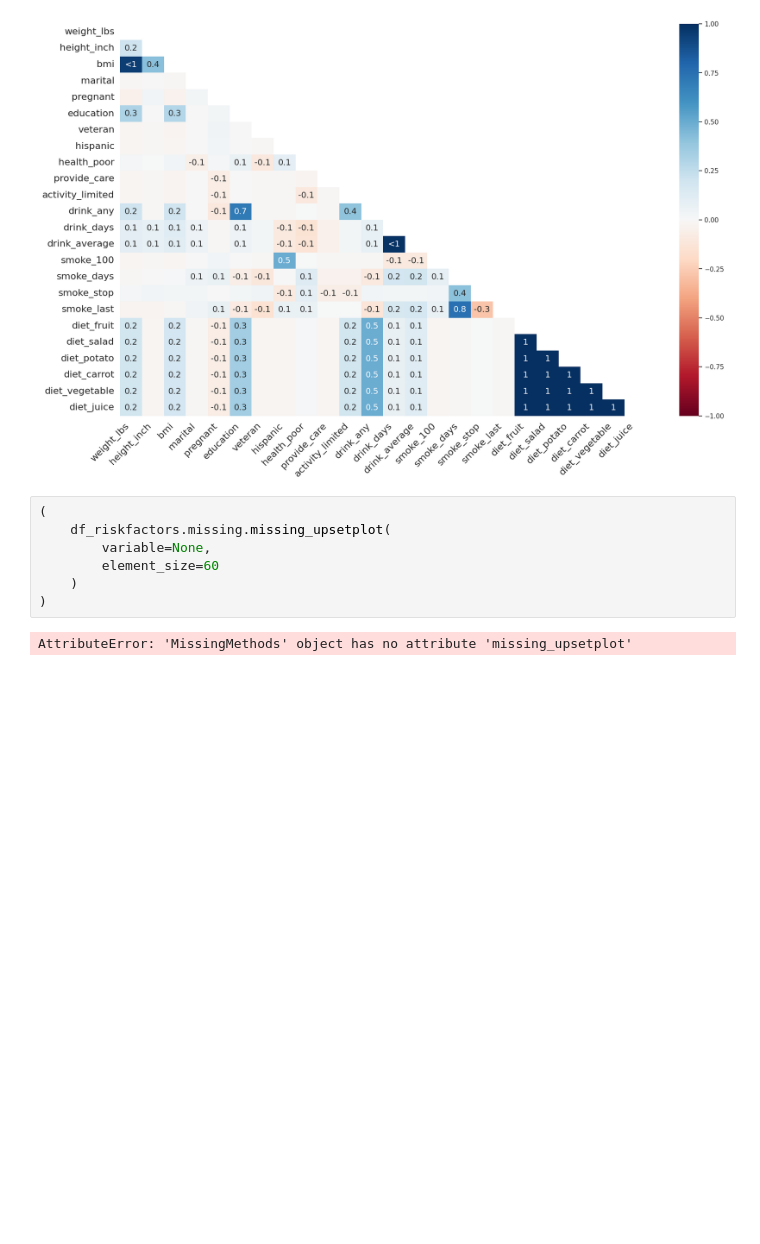
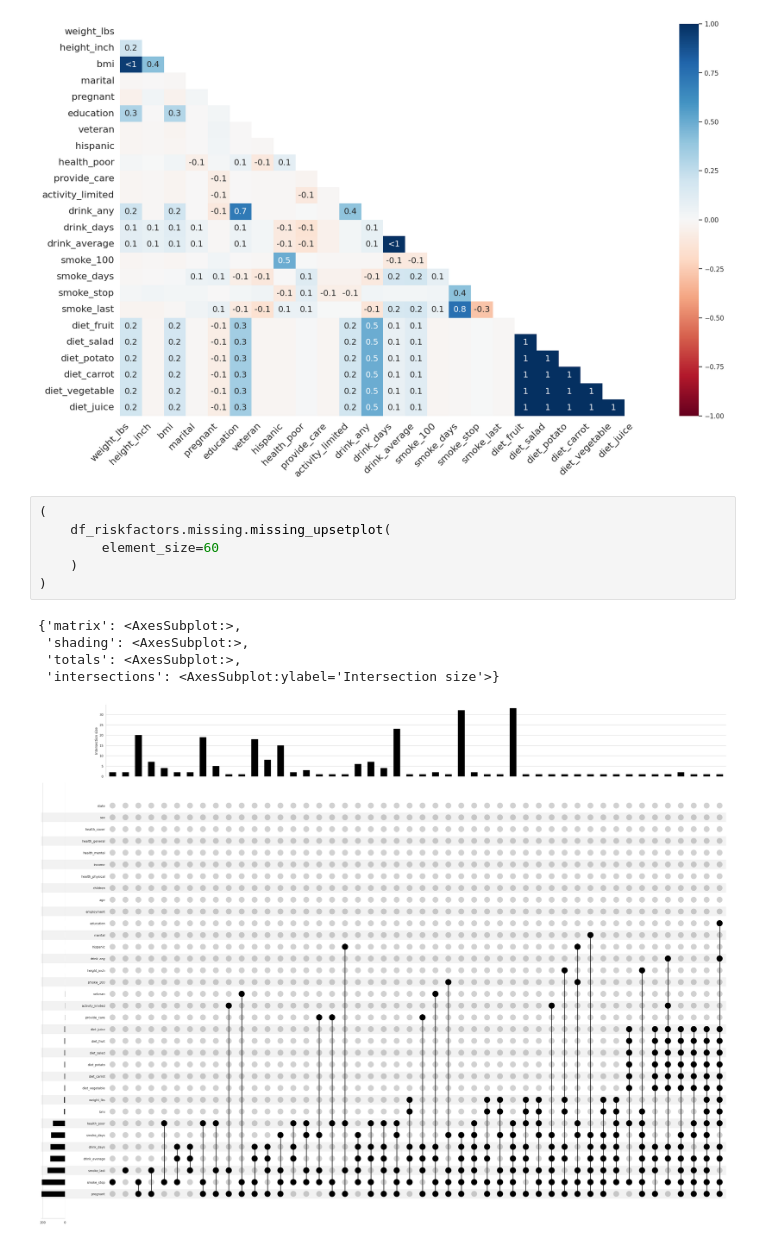
Before and after one commit to AleexSilva/Training-MissingData, a Jupyter notebook: exploring_missing_values.ipynb, the cells around one changed output. Drawn from its saved outputs; the diff is of its cells as text; blank space fills up the shorter version.

```diff
--- a/exploring_missing_values.ipynb
+++ b/exploring_missing_values.ipynb
@@ -449,9 +447,12 @@ missingno.heatmap(df=df_riskfactors)
 # %%
 (
     df_riskfactors.missing.missing_upsetplot(
-        variable=None,
         element_size=60
     )
 )
 # %% [output]
-AttributeError: 'MissingMethods' object has no attribute 'missing_upsetplot'
+{'matrix': <AxesSubplot:>,
+ 'shading': <AxesSubplot:>,
+ 'totals': <AxesSubplot:>,
+ 'intersections': <AxesSubplot:ylabel='Intersection size'>}
+[figure, added]
```
Also changed, not shown: parts of 19 cells of this notebook, 2 other files.
